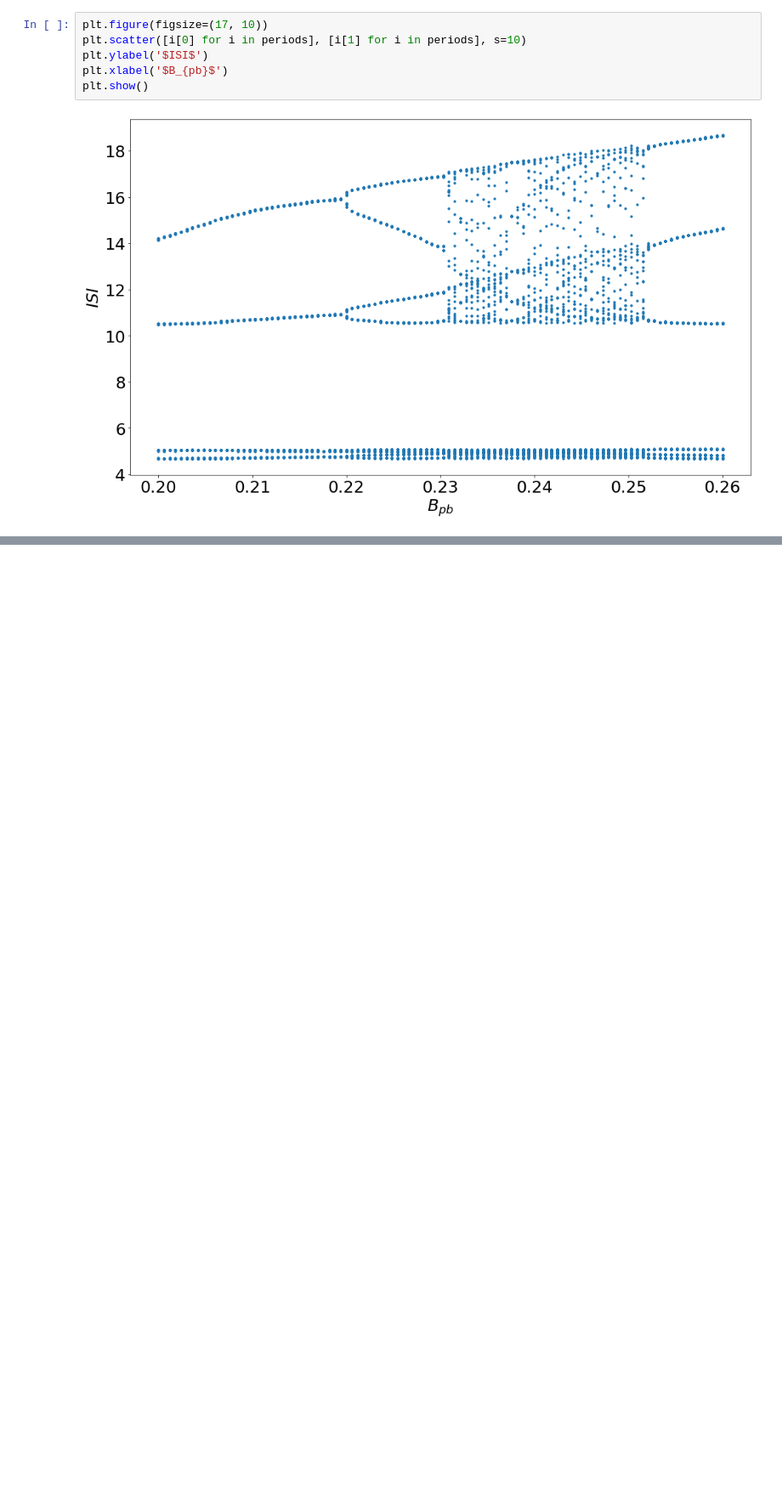
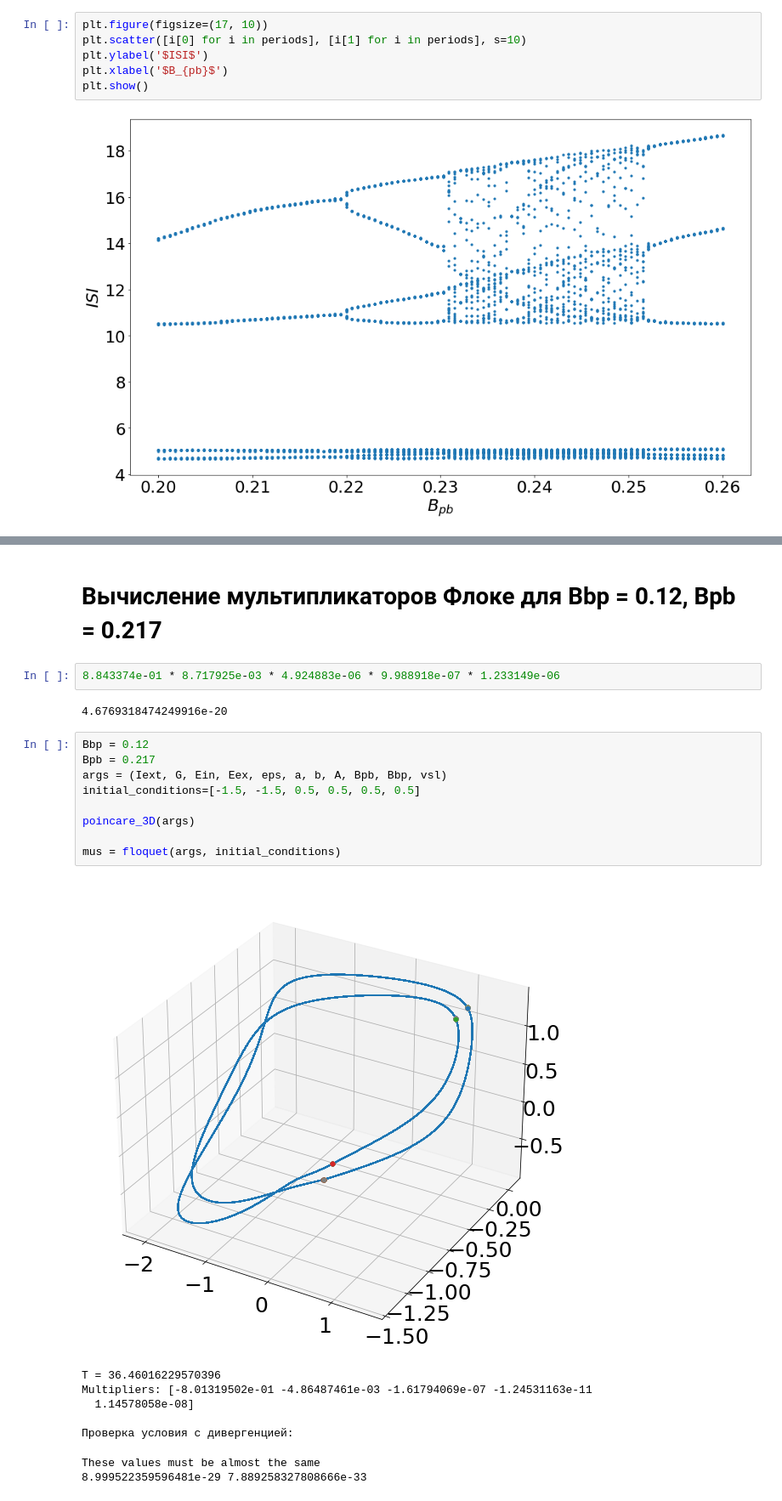
Before and after one commit to xomaiya/BP-kinetics, a Jupyter notebook: 1e1a1d.ipynb, the cells around one changed output, grey strips where cells are left out. Shown at 85% size. Saved outputs shown, nothing was run; the diff lists cells and outputs as text; blank space fills up the shorter version.

```diff
--- a/1e1a1d.ipynb
+++ b/1e1a1d.ipynb
@@ -232,0 +312,24 @@ poincare_3D(args)
+# %% [markdown]
+# Вычисление мультипликаторов Флоке для Bbp = 0.12, Bpb = 0.217
+# %%
+8.843374e-01 * 8.717925e-03 * 4.924883e-06 * 9.988918e-07 * 1.233149e-06
+# %% [output]
+4.6769318474249916e-20
+# %%
+Bbp = 0.12
+Bpb = 0.217
+args = (Iext, G, Ein, Eex, eps, a, b, A, Bpb, Bbp, vsl)
+initial_conditions=[-1.5, -1.5, 0.5, 0.5, 0.5, 0.5]
+
+poincare_3D(args)
+
+mus = floquet(args, initial_conditions)
+# %% [output]
+[figure, added]
+T = 36.46016229570396
+Multipliers: [-8.01319502e-01 -4.86487461e-03 -1.61794069e-07 -1.24531163e-11
+  1.14578058e-08]
+
+Проверка условия с дивергенцией:
+These values must be almost the same
+8.999522359596481e-29 7.889258327808666e-33
```
Also changed, not shown: parts of 22 cells of this notebook, 1 other file.
